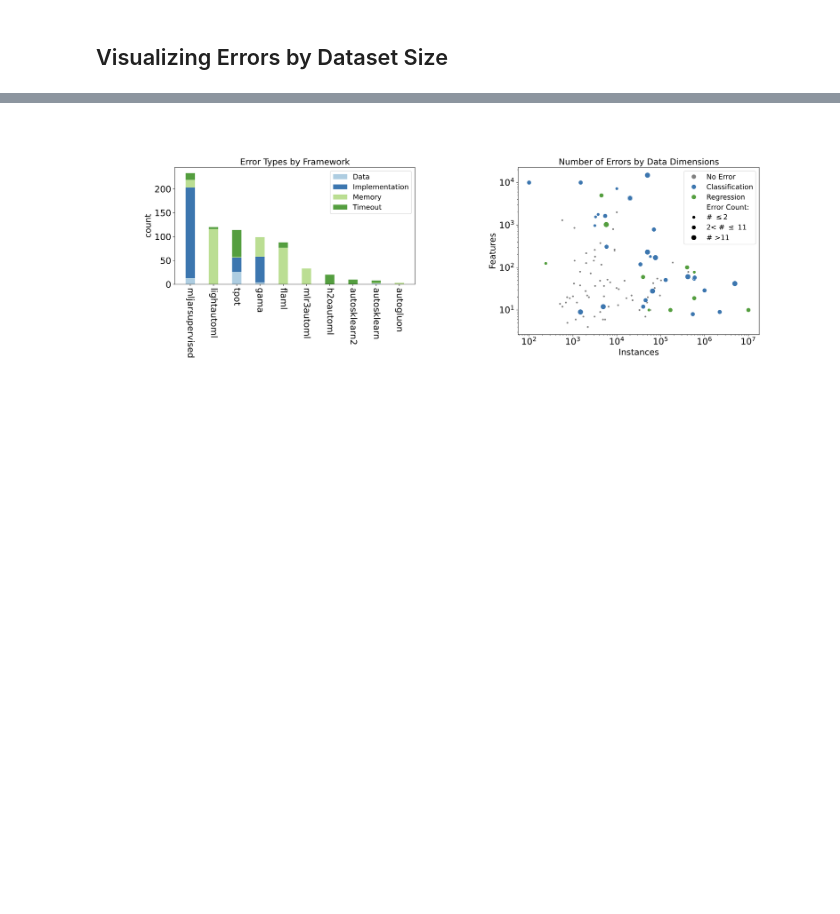
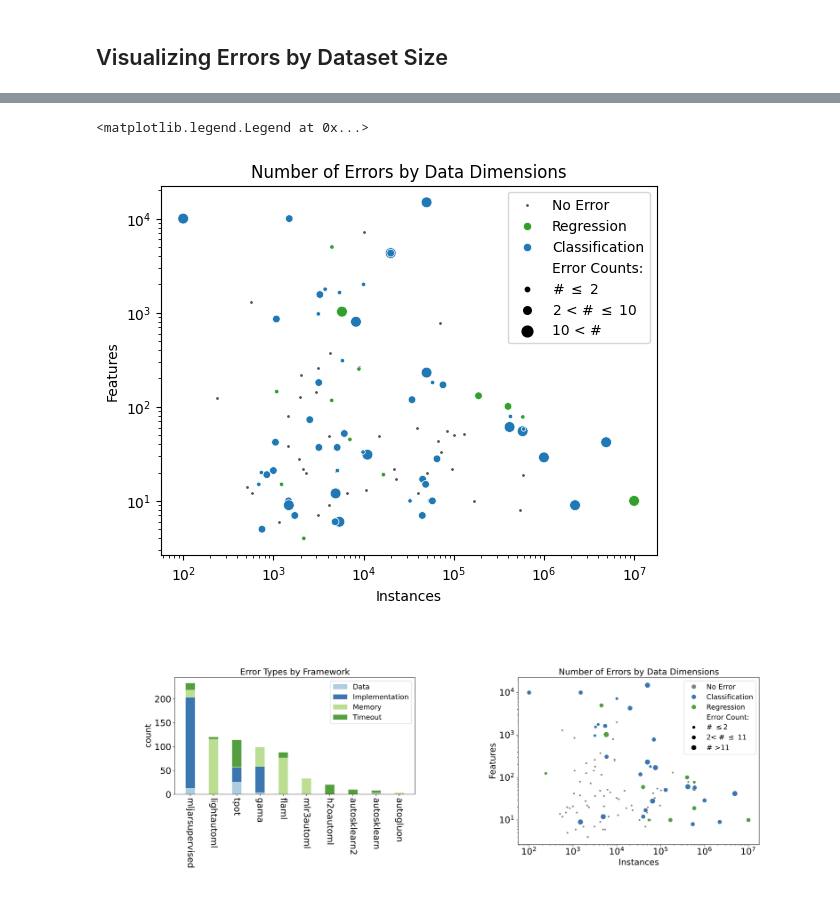
Before and after one commit to PGijsbers/amlb-results, a Jupyter notebook: notebooks/error_visualization.ipynb, the cells around one changed output, grey strips where cells are left out. Drawn from its saved outputs; the diff is of its cells as text; code cells hidden in the pictures; blank space fills up the shorter version.

```diff
--- a/notebooks/error_visualization.ipynb
+++ b/notebooks/error_visualization.ipynb
@@ -193,9 +196,14 @@ Text(0.5, 1.0, 'Error types by framework')
 # %% [markdown]
 ## Visualizing Errors by Dataset Size
 # %%
-errors_by_task = with_errors.groupby("task").count()["info"]
+errors_by_task = one_hour.groupby("task").count()["info"]
 # %%
-import openml
-regression = openml.study.get_suite(269)
-classification = openml.study.get_suite(271)
-metadata = openml.datasets.list_datasets(data_id=regression.data+classification.data, output_format="dataframe")
+metadata_path = DATA_DIRECTORY / "metadata.csv"
+if metadata_path.is_file():
+    metadata = pd.read_csv(metadata_path)
+else:
+    import openml
+    regression = openml.study.get_suite(269)
+    classification = openml.study.get_suite(271)
+    metadata = openml.datasets.list_datasets(data_id=regression.data+classification.data, output_format="dataframe")
+    metadata.to_csv(metadata_path, index=False)
@@ -202,2 +229,7 @@ metadata = openml.datasets.list_datasets(data_id=regression.data+classification.
 # %%
-errors = metadata.join(errors_by_task)
+all_results = metadata.set_index("name").join(errors_by_task)
+all_results = all_results.fillna(0)
+all_results = all_results.rename(columns=dict(info="count"))
+errors = all_results[all_results["count"]>0].copy()
+no_errors = all_results[all_results["count"]==0].copy()
+errors.head()
@@ -204,4 +244,27 @@ errors = metadata.join(errors_by_task)
 # %%
-# bin number of erros
+fig, ax = plt.subplots()
+
+errors["marker_size"] = errors["count"].apply(lambda c: 10 if c<3 else (30 if c < 11 else 60))
+classification = errors[errors["NumberOfClasses"] > 0]
+regression = errors[errors["NumberOfClasses"] == 0]
+
+ax.scatter(no_errors["NumberOfInstances"], no_errors["NumberOfFeatures"], color="#555555", s=1, label="No Error")
+ax.scatter(regression["NumberOfInstances"], regression["NumberOfFeatures"], color="#32a02d", s=regression["marker_size"], label="Regression", edgecolors="white", linewidths=.5)
+ax.scatter(classification["NumberOfInstances"], classification["NumberOfFeatures"], color="#2078b4", s=classification["marker_size"], label="Classification", edgecolors="white", linewidths=.5)
+
+ax.scatter(0, 0, color="#ffffff", s=60, label="Error Counts:")
+ax.scatter(0, 0, color="#000000", s=10, label="# $\leq$ 2")
+ax.scatter(0, 0, color="#000000", s=30, label="2 < # $\leq$ 10")
+ax.scatter(0, 0, color="#000000", s=60, label="10 < #")
+
+ax.set_xscale("log")
+ax.set_xlabel("Instances")
+ax.set_yscale("log")
+ax.set_ylabel("Features")
+ax.set_title("Number of Errors by Data Dimensions")
+plt.legend()
+# %% [output]
+<matplotlib.legend.Legend at 0x...>
+[figure, added]
 # %% [markdown]
 ![image.png](attachment:fa4faeb0-c886-4125-8d23-ee99c160d6f9.png)
```
Also changed, not shown: parts of 8 cells of this notebook.
